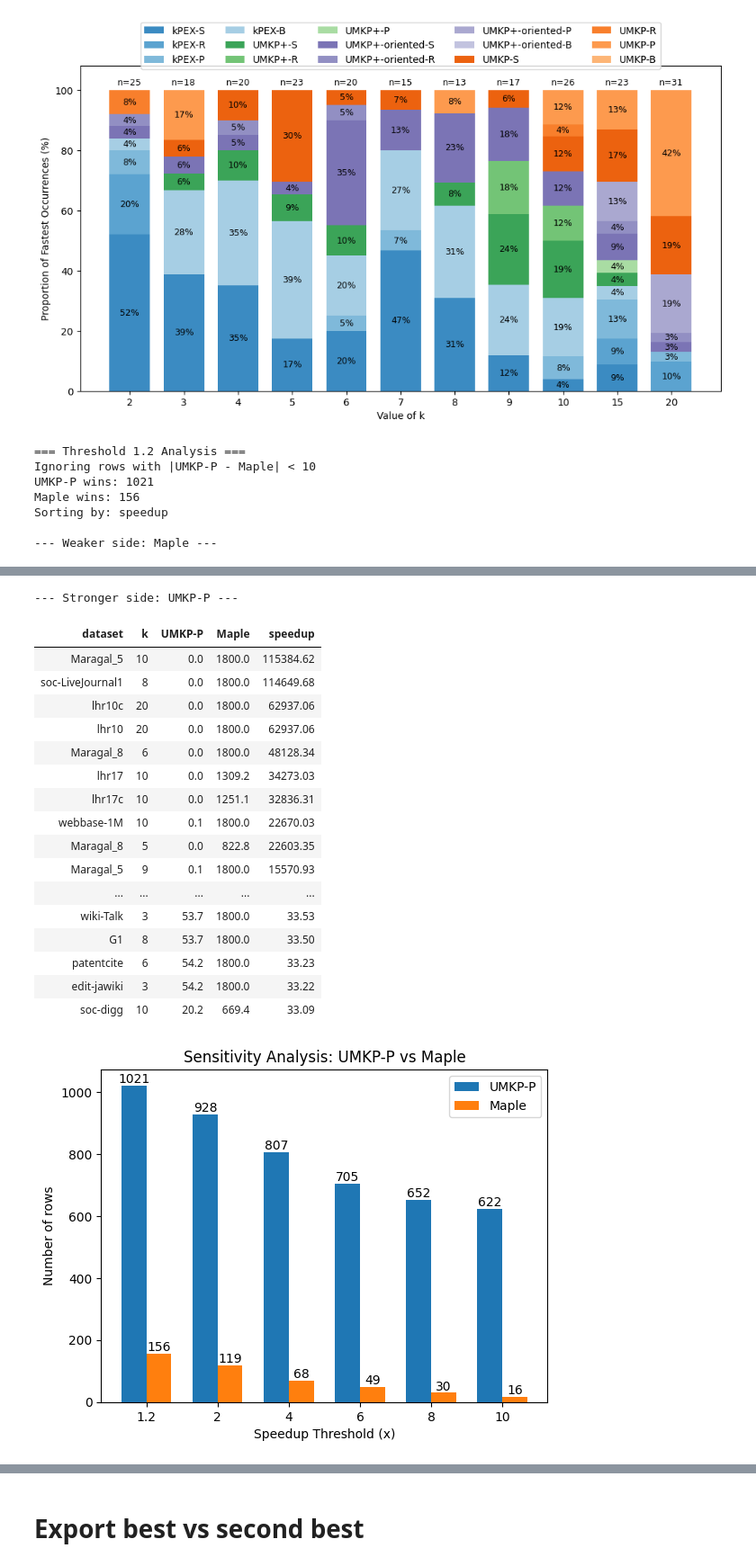
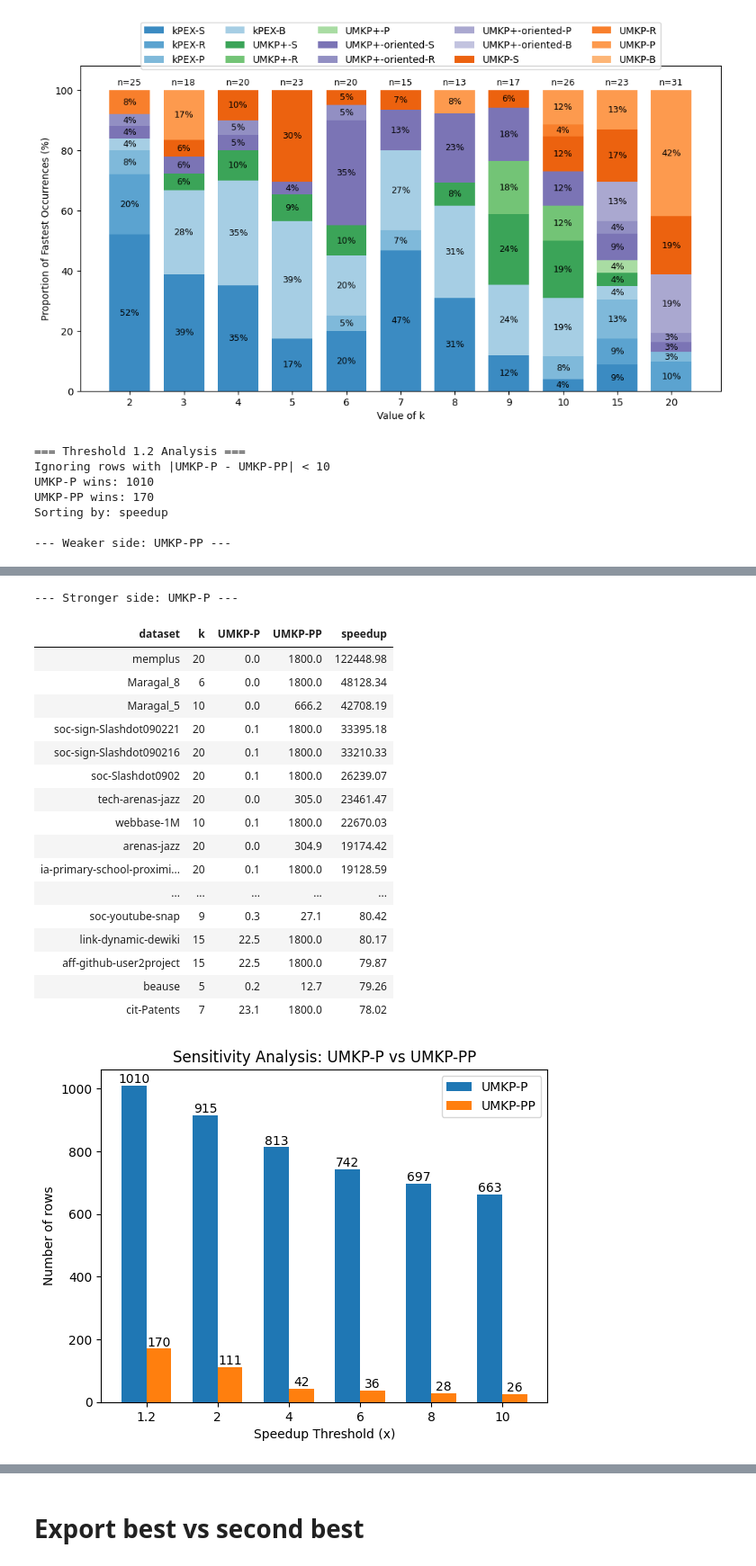
Before and after one commit to akhlaqueak/kplex-ML, a Jupyter notebook: notebooks/entire-data-algos.ipynb, the cells around one changed output, grey strips where cells are left out. Shown at 90% size. Cells and saved outputs as stored; diff of their text form; code cells hidden in the pictures.

```diff
--- a/notebooks/entire-data-algos.ipynb
+++ b/notebooks/entire-data-algos.ipynb
@@ -40,7 +40,7 @@ df = clean_dataframe(df)
 
 all_algos=[
     'kPEX-S', 'kPEX-R', 'kPEX-P', 'kPEX-B', 'kPEX-MB',
-    'UMKP-S', 'UMKP-R', 'UMKP-P', 'UMKP-B',
+    'UMKP-S', 'UMKP-R', 'UMKP-P', 'UMKP-B', 'UMKP-PP',
     'UMKP+-S', 'UMKP+-R', 'UMKP+-P', 'UMKP+-B',
     'UMKP+-oriented-S', 'UMKP+-oriented-R', 'UMKP+-oriented-P', 'UMKP+-oriented-B'
 ]
@@ -350,7 +350,7 @@ def compare_speedups(df, col_a, col_b,
     plt.show()
 
 # compare_speedups(df, "UMKP-S", "DiseMKP", min_abs_diff=10)
-compare_speedups(df, "UMKP-P", "Maple", min_abs_diff=10)
+compare_speedups(df, "UMKP-P", "UMKP-PP", min_abs_diff=10)
 # compare_speedups(df, "UMKP+-oriented-B", "kPlexT", min_abs_diff=10)
 # compare_speedups(df, "CTCP-KPEX", "CFCTCP-KPEX", min_abs_diff=10)
 # compare_speedups(df, "CTCP-KPEX", "CTCP-EGO", min_abs_diff=1)
@@ -363,9 +363,9 @@ compare_speedups(df, "UMKP-P", "Maple", min_abs_diff=10)
 # compare_speedups(df, "kPEX-orig", "kPEX", min_abs_diff=10)
 # %% [output]
 === Threshold 1.2 Analysis ===
-Ignoring rows with |UMKP-P - Maple| < 10
-UMKP-P wins: 1021
-Maple wins: 156
+Ignoring rows with |UMKP-P - UMKP-PP| < 10
+UMKP-P wins: 1010
+UMKP-PP wins: 170
 Sorting by: speedup
 
---- Weaker side: Maple ---
+--- Weaker side: UMKP-PP ---
@@ -389,22 +389,22 @@ Sorting by: speedup
 --- Stronger side: UMKP-P ---
-| dataset | k | UMKP-P | Maple | speedup |
-| Maragal_5 | 10 | 0.0 | 1800.0 | 115384.62 |
-| soc-LiveJournal1 | 8 | 0.0 | 1800.0 | 114649.68 |
-| lhr10c | 20 | 0.0 | 1800.0 | 62937.06 |
-| lhr10 | 20 | 0.0 | 1800.0 | 62937.06 |
+| dataset | k | UMKP-P | UMKP-PP | speedup |
+| memplus | 20 | 0.0 | 1800.0 | 122448.98 |
 | Maragal_8 | 6 | 0.0 | 1800.0 | 48128.34 |
-| lhr17 | 10 | 0.0 | 1309.2 | 34273.03 |
-| lhr17c | 10 | 0.0 | 1251.1 | 32836.31 |
+| Maragal_5 | 10 | 0.0 | 666.2 | 42708.19 |
+| soc-sign-Slashdot090221 | 20 | 0.1 | 1800.0 | 33395.18 |
+| soc-sign-Slashdot090216 | 20 | 0.1 | 1800.0 | 33210.33 |
+| soc-Slashdot0902 | 20 | 0.1 | 1800.0 | 26239.07 |
+| tech-arenas-jazz | 20 | 0.0 | 305.0 | 23461.47 |
 | webbase-1M | 10 | 0.1 | 1800.0 | 22670.03 |
-| Maragal_8 | 5 | 0.0 | 822.8 | 22603.35 |
-| Maragal_5 | 9 | 0.1 | 1800.0 | 15570.93 |
+| arenas-jazz | 20 | 0.0 | 304.9 | 19174.42 |
+| ia-primary-school-proximi... | 20 | 0.1 | 1800.0 | 19128.59 |
 | ... | ... | ... | ... | ... |
-| wiki-Talk | 3 | 53.7 | 1800.0 | 33.53 |
-| G1 | 8 | 53.7 | 1800.0 | 33.50 |
-| patentcite | 6 | 54.2 | 1800.0 | 33.23 |
-| edit-jawiki | 3 | 54.2 | 1800.0 | 33.22 |
-| soc-digg | 10 | 20.2 | 669.4 | 33.09 |
+| soc-youtube-snap | 9 | 0.3 | 27.1 | 80.42 |
+| link-dynamic-dewiki | 15 | 22.5 | 1800.0 | 80.17 |
+| aff-github-user2project | 15 | 22.5 | 1800.0 | 79.87 |
+| beause | 5 | 0.2 | 12.7 | 79.26 |
+| cit-Patents | 7 | 23.1 | 1800.0 | 78.02 |
-[figure, old version]
+[figure, new version]
 # %%
 def compare_cols(df, col1, col2, extra_cols=("dataset", "k", "UMKP+-P"), ignore_value=1800):
     mask = (
```
Also changed, not shown: parts of 3 cells of this notebook, 6 other files.
